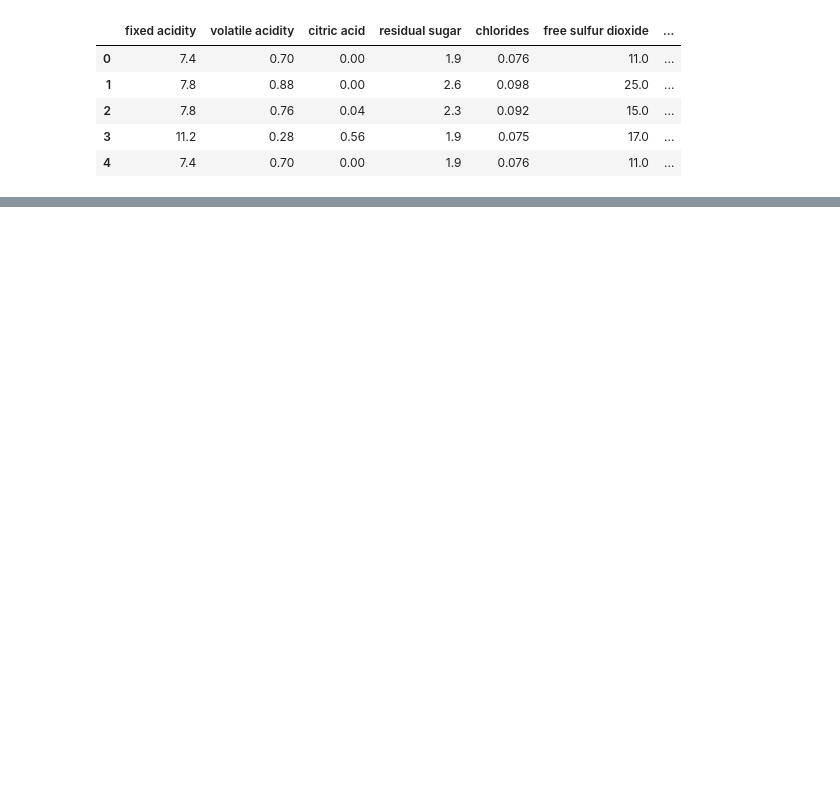
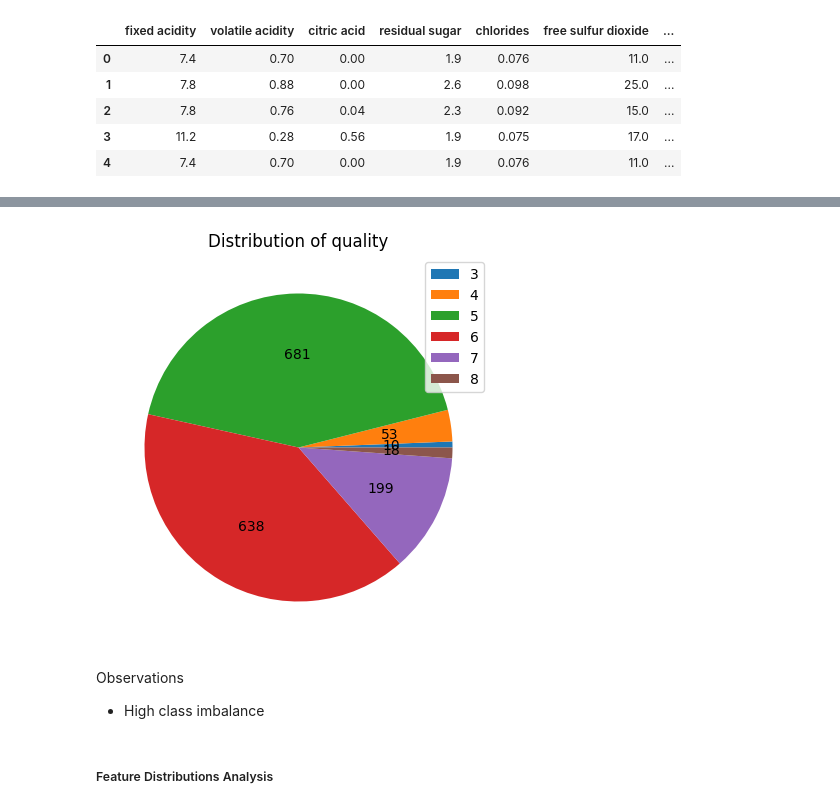
Before and after one commit to Showmemypath/wine-quality-prediction, a Jupyter notebook: wine-quality.ipynb, the cells around one changed output, grey strips where cells are left out. Saved outputs shown, nothing was run; the diff lists cells and outputs as text; code cells hidden in the pictures; blank space fills up the shorter version.

```diff
--- a/wine-quality.ipynb
+++ b/wine-quality.ipynb
@@ -400,0 +92,21 @@ Test accuracy: 0.65625
+# %%
+td = df.groupby('quality')
+
+plt.figure(figsize=(5,5))
+counts = td.size()
+
+plt.pie(
+    counts,
+    autopct=lambda pct: f'{int(round(pct/100 * sum(counts)))}'
+)
+
+plt.title('Distribution of quality')
+plt.legend(counts.index)
+plt.show()
+# %% [output]
+[figure, added]
+# %% [markdown]
+Observations
+- High class imbalance
+# %% [markdown]
+##### Feature Distributions Analysis
```
Also changed, not shown: parts of 84 cells of this notebook.
